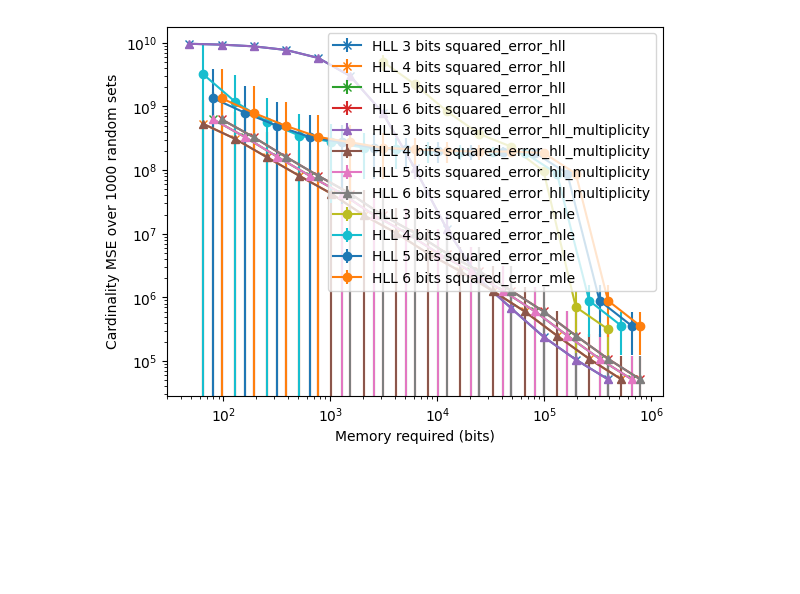
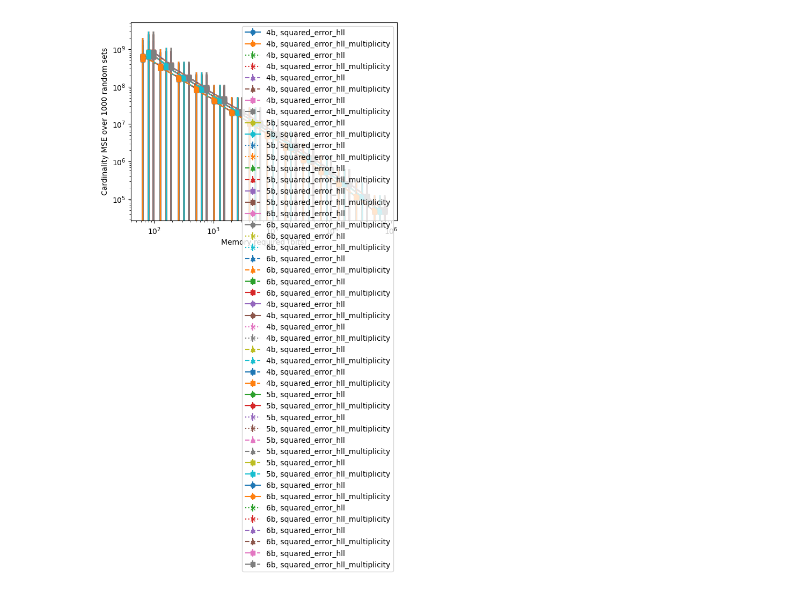
Before and after one commit to LucaCappelletti94/hyperloglog-rs, a Jupyter notebook: Cardinality evaluations.ipynb, the cells around one changed output. Cells and saved outputs as stored; diff of their text form; code cells hidden in the pictures; blank space fills up the shorter version.

```diff
--- a/Cardinality evaluations.ipynb
+++ b/Cardinality evaluations.ipynb
@@ -22,9 +26,8 @@ df["label"] = "HLL"
 # %%
 df["squared_error_hll"] = (df.exact - df.hll)**2
 df["squared_error_hll_multiplicity"] = (df.exact - df.hll_multiplicity)**2
-df["squared_error_mle"] = (df.exact - df.mle)**2
-columns = ["squared_error_hll", "squared_error_hll_multiplicity", "squared_error_mle"]
-data_hll = df.groupby(["precision", "bits", "memory"])[columns].agg(["mean", "std"])
+columns = ["squared_error_hll", "squared_error_hll_multiplicity",]
+data_hll = df.groupby(["precision", "bits", "memory", "hash_name"])[columns].agg(["mean", "std"])
 data_hll = data_hll.reset_index()
 data_hll
 # %% [output]
@@ -45,26 +48,44 @@ data_hll
 # %%
 import matplotlib.pyplot as plt
 
-bits_to_skip = (1, 2)
+bits_to_skip = (1, 2, 3)
+
+hash_name_line_style = {
+    "Hasher64_1": "-",
+    "SipHasher13": "--",
+    "SipHasher24": "-.",
+    "HighwayHasher": ":",
+}
+
+hash_name_marker_style = {
+    "Hasher64_1": "o",
+    "SipHasher13": "^",
+    "SipHasher24": "s",
+    "HighwayHasher": "x",
+}
 
 for column in columns:
     for bits in data_hll["bits"].unique():
-        if bits in bits_to_skip:
-            continue
-        filtered = data_hll[data_hll.bits == bits]
-        plt.errorbar(
-            filtered.memory,
-            filtered[column]["mean"],
-            filtered[column]["std"],
-            marker='^' if "multi" in column else "o" if "mle" in column else "x",
-            label=f"HLL {bits} bits {column}"
-        )
+        for hash_name in data_hll["hash_name"].unique():
+            if bits in bits_to_skip:
+                continue
+            for column in columns:
+                filtered = data_hll[data_hll.bits == bits]
+                short_hash_name = hash_name.split(':')[-1]
+                plt.errorbar(
+                    filtered.memory,
+                    filtered[column]["mean"],
+                    filtered[column]["std"],
+                    linestyle=hash_name_line_style[short_hash_name],
+                    marker=hash_name_marker_style[short_hash_name],
+                    label=f"{bits}b, {column}"
+                )
 
 plt.legend()
 plt.xscale("log")
 plt.yscale("log")
 plt.ylabel("Cardinality MSE over 1000 random sets")
 plt.xlabel("Memory required (bits)")
 plt.show()
 # %% [output]
-[figure, old version]
+[figure, new version]
```
Also changed, not shown: parts of 3 cells of this notebook, 36 other files.
